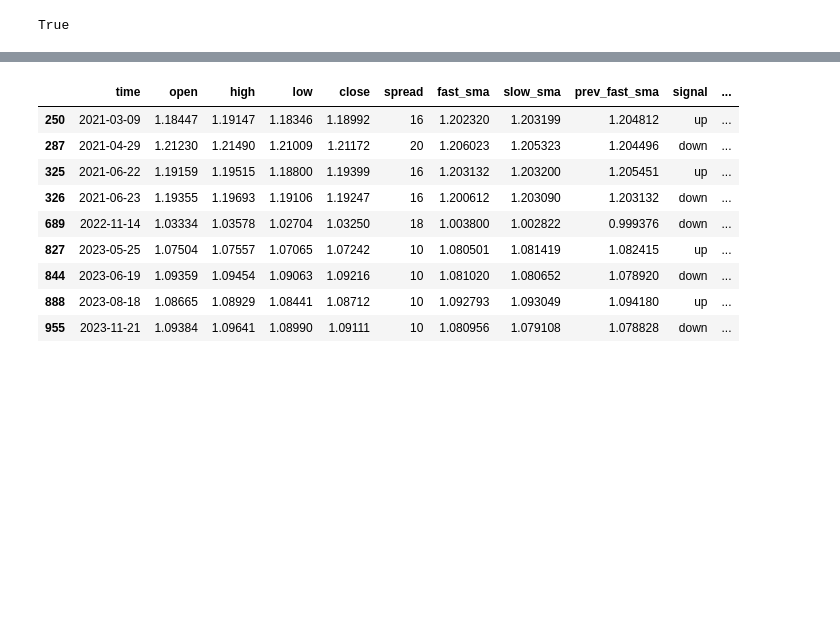
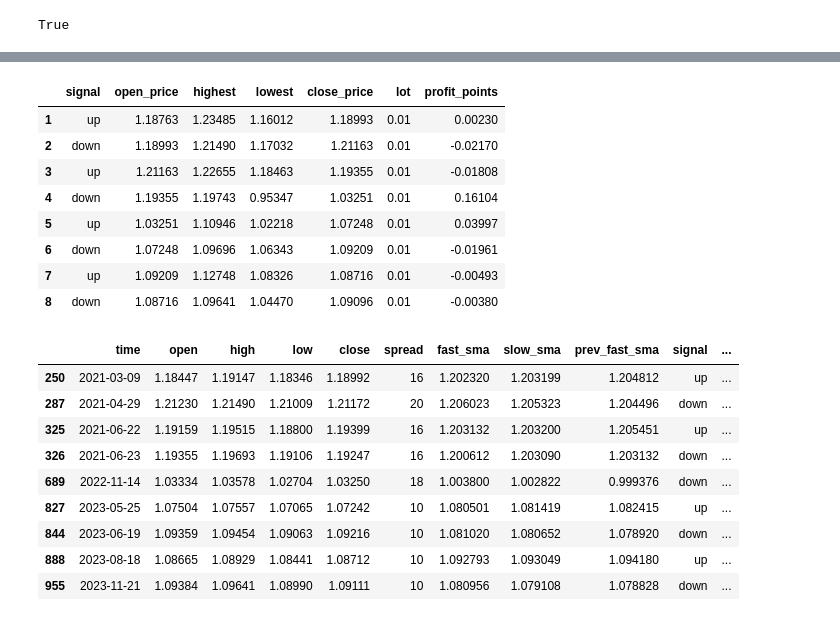
Before and after one commit to MaxJan2010/python_finance, a Jupyter notebook: src/work/strategies/moving average/strategy_03/sma-crossover_martingale.ipynb, the cells around one changed output, grey strips where cells are left out. Saved outputs shown, nothing was run; the diff lists cells and outputs as text; code cells hidden in the pictures; blank space fills up the shorter version.

Commit message:
- calculated profit_points

```diff
--- a/src/work/strategies/moving average/strategy_03/sma-crossover_martingale.ipynb
+++ b/src/work/strategies/moving average/strategy_03/sma-crossover_martingale.ipynb
@@ -120,3 +122,26 @@ display(deals)
+# %%
+def calc_profit_points(row):
+    if row['signal'] == 'up':
+        val = row['close_price'] - row['open_price']
+    elif row['signal'] == 'down':
+        val = row['open_price'] - row['close_price']
+    else:
+        val = 0
+    return val
+
+deals['profit_points'] = deals.apply(calc_profit_points, axis=1)
+
+display(deals)
+# %% [output]
+|  | signal | open_price | highest | lowest | close_price | lot | profit_points |
+| 1 | up | 1.18763 | 1.23485 | 1.16012 | 1.18993 | 0.01 | 0.00230 |
+| 2 | down | 1.18993 | 1.21490 | 1.17032 | 1.21163 | 0.01 | -0.02170 |
+| 3 | up | 1.21163 | 1.22655 | 1.18463 | 1.19355 | 0.01 | -0.01808 |
+| 4 | down | 1.19355 | 1.19743 | 0.95347 | 1.03251 | 0.01 | 0.16104 |
+| 5 | up | 1.03251 | 1.10946 | 1.02218 | 1.07248 | 0.01 | 0.03997 |
+| 6 | down | 1.07248 | 1.09696 | 1.06343 | 1.09209 | 0.01 | -0.01961 |
+| 7 | up | 1.09209 | 1.12748 | 1.08326 | 1.08716 | 0.01 | -0.00493 |
+| 8 | down | 1.08716 | 1.09641 | 1.04470 | 1.09096 | 0.01 | -0.00380 |
 # %%
 # Visualize Close Price
 px.line(df, x='time', y='close')
```
Also changed, not shown: parts of 2 cells of this notebook.
